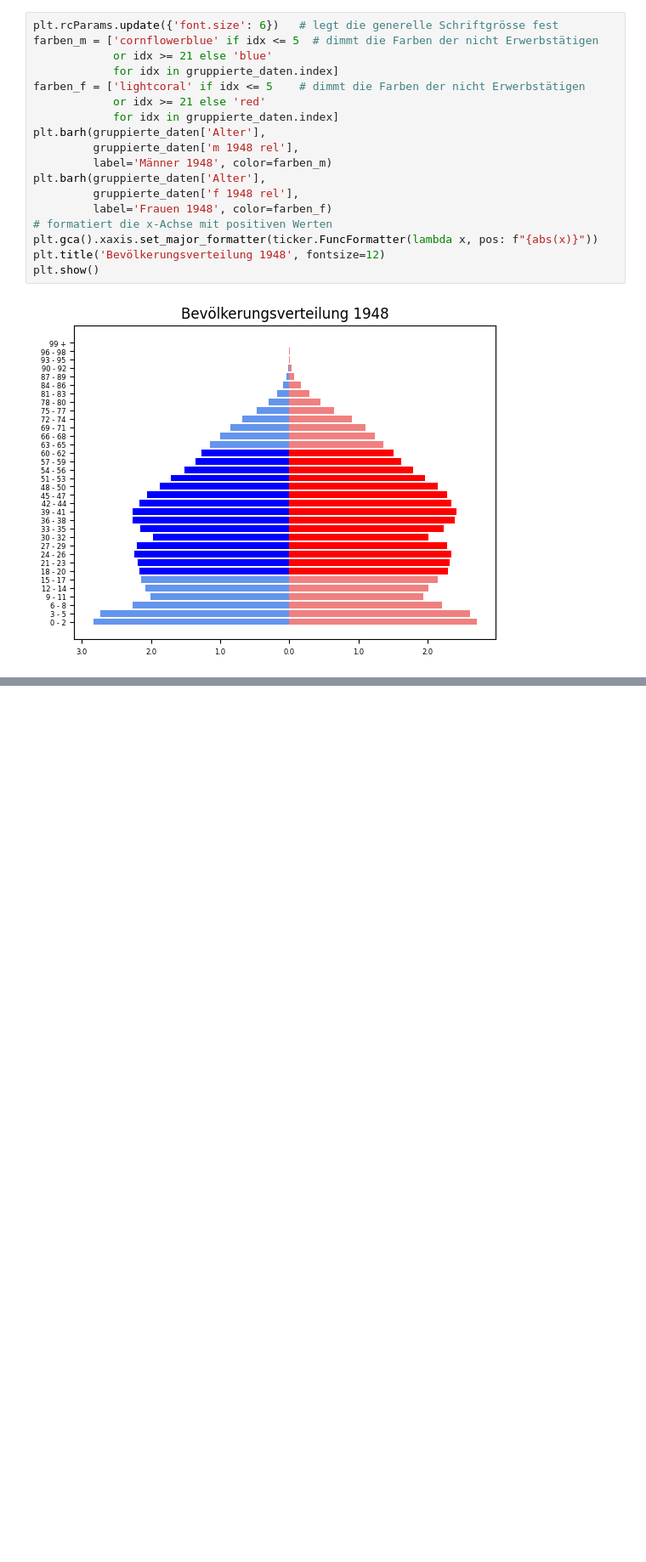
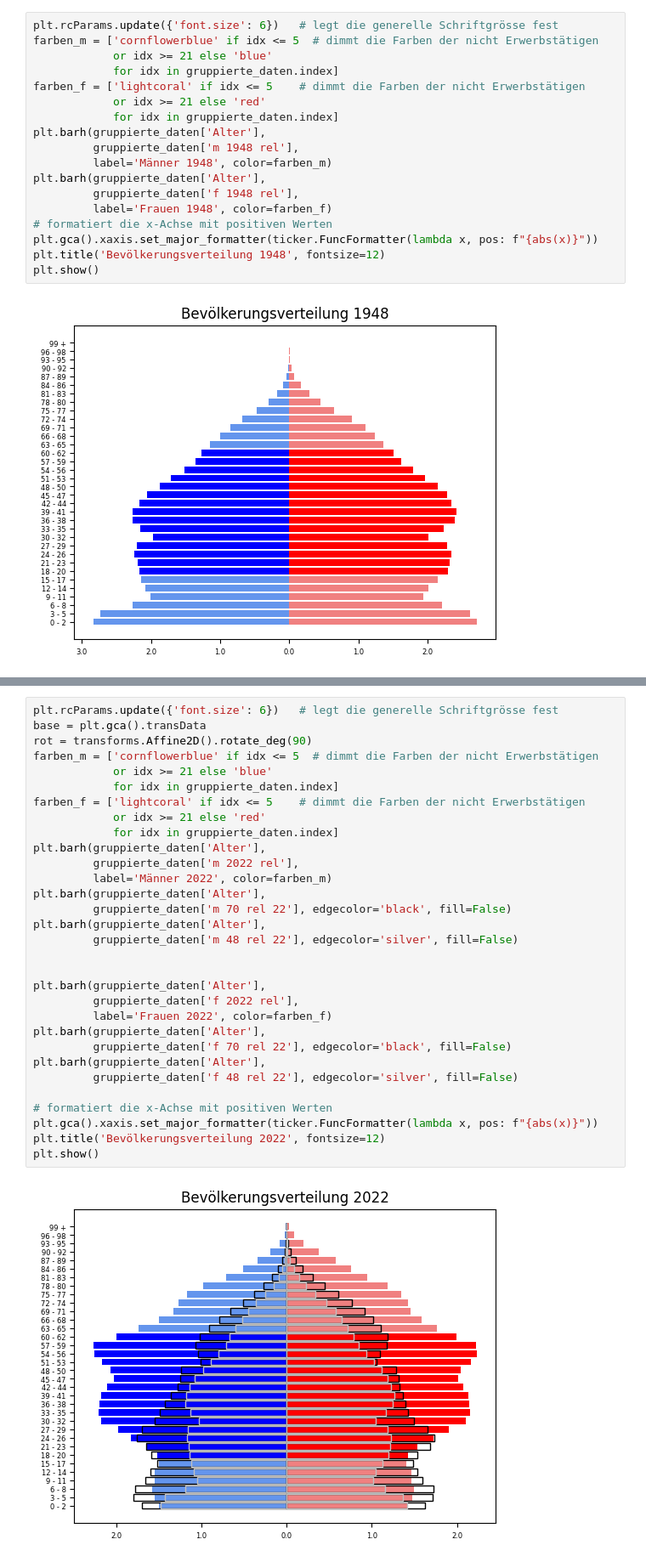
Before and after one commit to ProgrammierenNachOFI/Altersvorsorge, a Jupyter notebook: docs/ahv_muloe.ipynb, the cells around one changed output, grey strips where cells are left out. Shown at 85% size. Cells and saved outputs as stored; diff of their text form; blank space fills up the shorter version.

```diff
--- a/docs/ahv_muloe.ipynb
+++ b/docs/ahv_muloe.ipynb
@@ -144,0 +181,33 @@ plt.show()
+# %%
+plt.rcParams.update({'font.size': 6})   # legt die generelle Schriftgrösse fest
+base = plt.gca().transData
+rot = transforms.Affine2D().rotate_deg(90)
+farben_m = ['cornflowerblue' if idx <= 5  # dimmt die Farben der nicht Erwerbstätigen
+            or idx >= 21 else 'blue'
+            for idx in gruppierte_daten.index]
+farben_f = ['lightcoral' if idx <= 5    # dimmt die Farben der nicht Erwerbstätigen
+            or idx >= 21 else 'red'
+            for idx in gruppierte_daten.index]
+plt.barh(gruppierte_daten['Alter'],
+         gruppierte_daten['m 2022 rel'],
+         label='Männer 2022', color=farben_m)
+plt.barh(gruppierte_daten['Alter'],
+         gruppierte_daten['m 70 rel 22'], edgecolor='black', fill=False)
+plt.barh(gruppierte_daten['Alter'],
+         gruppierte_daten['m 48 rel 22'], edgecolor='silver', fill=False)
+
+
+plt.barh(gruppierte_daten['Alter'],
+         gruppierte_daten['f 2022 rel'],
+         label='Frauen 2022', color=farben_f)
+plt.barh(gruppierte_daten['Alter'],
+         gruppierte_daten['f 70 rel 22'], edgecolor='black', fill=False)
+plt.barh(gruppierte_daten['Alter'],
+         gruppierte_daten['f 48 rel 22'], edgecolor='silver', fill=False)
+
+# formatiert die x-Achse mit positiven Werten
+plt.gca().xaxis.set_major_formatter(ticker.FuncFormatter(lambda x, pos: f"{abs(x)}"))
+plt.title('Bevölkerungsverteilung 2022', fontsize=12)
+plt.show()
+# %% [output]
+[figure, added]
```
Also changed, not shown: parts of 3 cells of this notebook.
